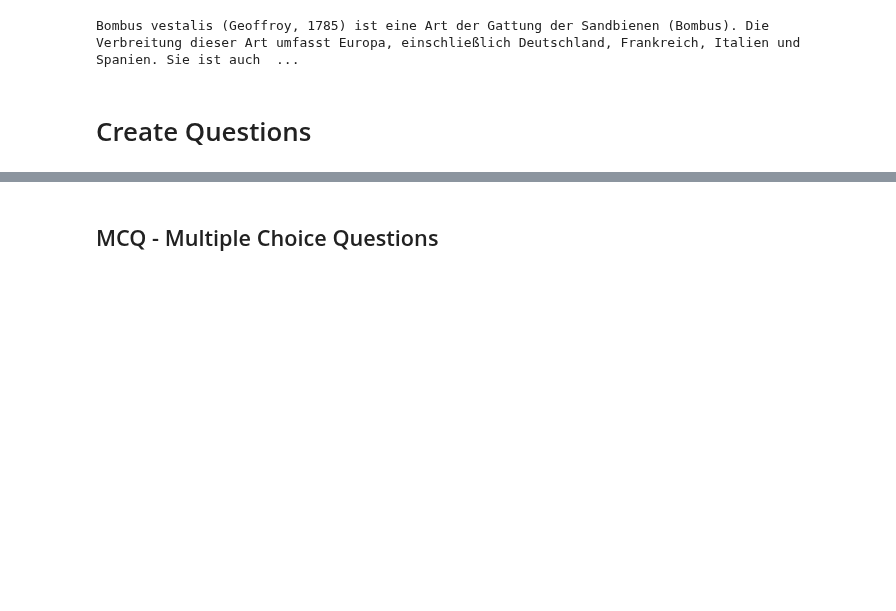
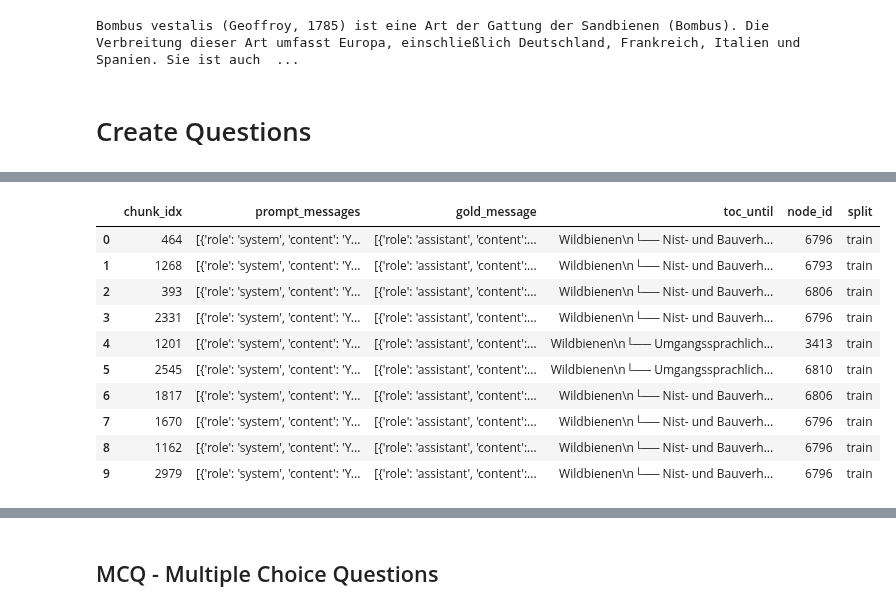
Before and after one commit to fee1ix/beesup_injection_lab, a Jupyter notebook: experiment_notebook.ipynb, the cells around one changed output, grey strips where cells are left out. Cells and saved outputs as stored; diff of their text form; code cells hidden in the pictures; blank space fills up the shorter version.

```diff
--- a/experiment_notebook.ipynb
+++ b/experiment_notebook.ipynb
@@ -404,3 +439,9 @@ response=llm_pipe(prompt_messages, stream=True)
 Bombus vestalis (Geoffroy, 1785) ist eine Art der Gattung der Sandbienen (Bombus). Die Verbreitung dieser Art umfasst Europa, einschließlich Deutschland, Frankreich, Italien und Spanien. Sie ist auch  ...
 # %% [markdown]
 # Create Questions
+# %%
+dataset=BaseDataset(7)
+
+dataset_df=dataset.dataset_df
+dataset_df
+# %% [output]
@@ -406,0 +449,11 @@ Bombus vestalis (Geoffroy, 1785) ist eine Art der Gattung der Sandbienen (Bombus
+|  | chunk_idx | prompt_messages | gold_message | toc_until | node_id | split |
+| 0 | 464 | [{'role': 'system', 'content': 'Y... | [{'role': 'assistant', 'content':... | Wildbienen\n└── Nist- und Bauverh... | 6796 | train |
+| 1 | 1268 | [{'role': 'system', 'content': 'Y... | [{'role': 'assistant', 'content':... | Wildbienen\n└── Nist- und Bauverh... | 6793 | train |
+| 2 | 393 | [{'role': 'system', 'content': 'Y... | [{'role': 'assistant', 'content':... | Wildbienen\n└── Nist- und Bauverh... | 6806 | train |
+| 3 | 2331 | [{'role': 'system', 'content': 'Y... | [{'role': 'assistant', 'content':... | Wildbienen\n└── Nist- und Bauverh... | 6796 | train |
+| 4 | 1201 | [{'role': 'system', 'content': 'Y... | [{'role': 'assistant', 'content':... | Wildbienen\n└── Umgangssprachlich... | 3413 | train |
+| 5 | 2545 | [{'role': 'system', 'content': 'Y... | [{'role': 'assistant', 'content':... | Wildbienen\n└── Umgangssprachlich... | 6810 | train |
+| 6 | 1817 | [{'role': 'system', 'content': 'Y... | [{'role': 'assistant', 'content':... | Wildbienen\n└── Nist- und Bauverh... | 6806 | train |
+| 7 | 1670 | [{'role': 'system', 'content': 'Y... | [{'role': 'assistant', 'content':... | Wildbienen\n└── Nist- und Bauverh... | 6796 | train |
+| 8 | 1162 | [{'role': 'system', 'content': 'Y... | [{'role': 'assistant', 'content':... | Wildbienen\n└── Nist- und Bauverh... | 6796 | train |
+| 9 | 2979 | [{'role': 'system', 'content': 'Y... | [{'role': 'assistant', 'content':... | Wildbienen\n└── Nist- und Bauverh... | 6796 | train |
```
Also changed, not shown: parts of 27 cells of this notebook, 25 other files.
